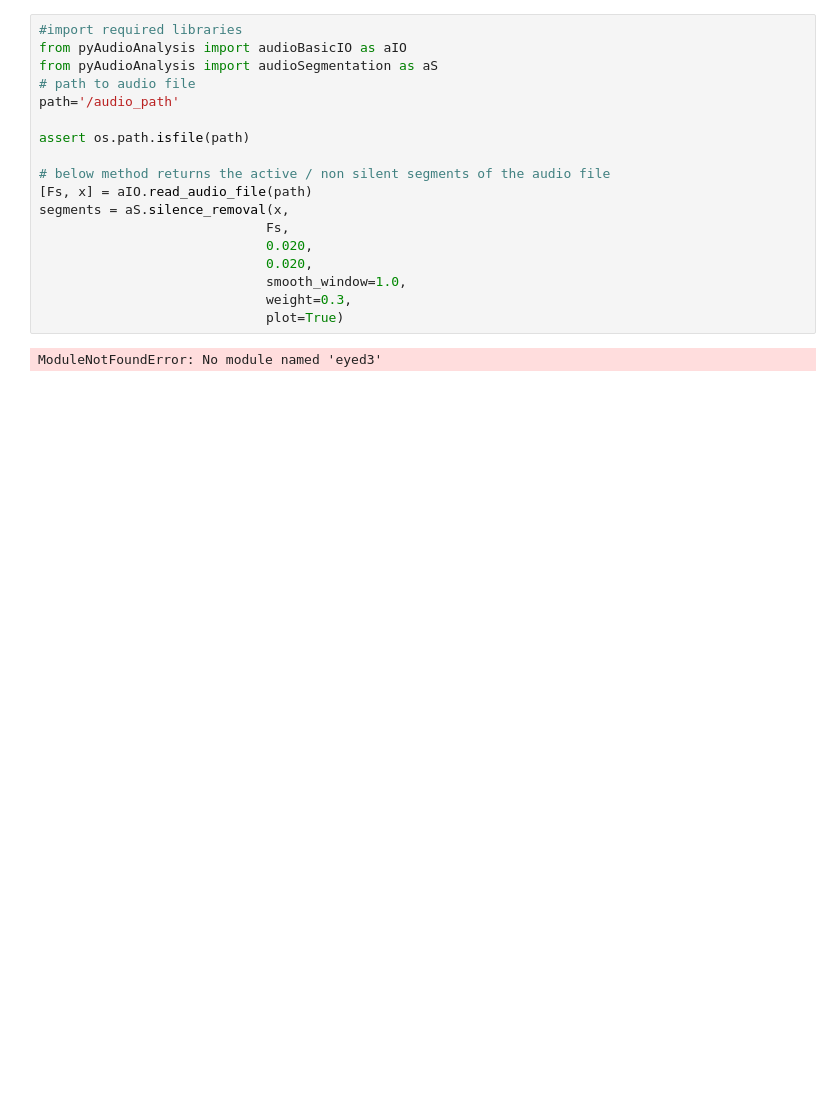
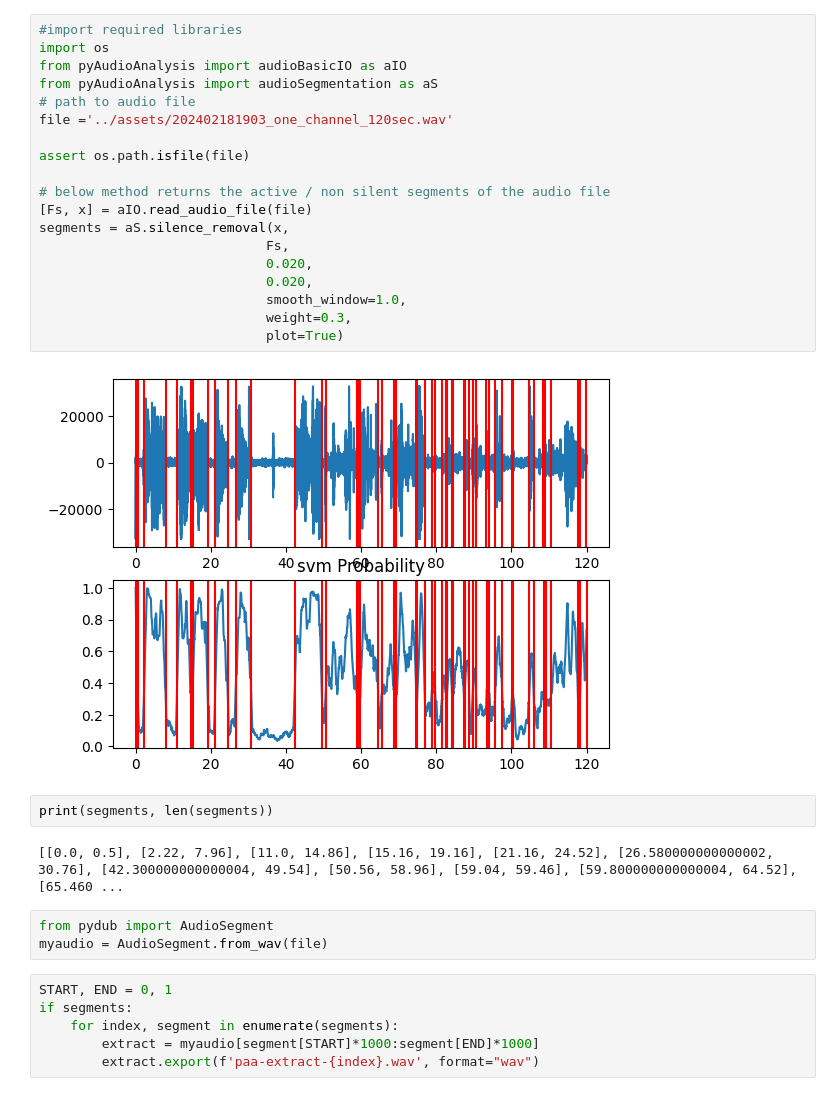
Before and after one commit to atsss/silence_remover, a Jupyter notebook: notebooks/pyAudioAnalysis.ipynb, the cells around one changed output. Cells and saved outputs as stored; diff of their text form; blank space fills up the shorter version.

Commit message:
Test pyAudioAnalysis

```diff
--- a/notebooks/pyAudioAnalysis.ipynb
+++ b/notebooks/pyAudioAnalysis.ipynb
@@ -1,20 +1,34 @@
 # %%
 #import required libraries
+import os
 from pyAudioAnalysis import audioBasicIO as aIO
 from pyAudioAnalysis import audioSegmentation as aS
 # path to audio file
-path='/audio_path'
+file ='../assets/202402181903_one_channel_120sec.wav'
 
-assert os.path.isfile(path)
+assert os.path.isfile(file)
 
 # below method returns the active / non silent segments of the audio file
-[Fs, x] = aIO.read_audio_file(path)
+[Fs, x] = aIO.read_audio_file(file)
 segments = aS.silence_removal(x,
                              Fs,
                              0.020,
                              0.020,
                              smooth_window=1.0,
                              weight=0.3,
                              plot=True)
 # %% [output]
-ModuleNotFoundError: No module named 'eyed3'
+[figure, added]
+# %%
+print(segments, len(segments))
+# %% [output]
+[[0.0, 0.5], [2.22, 7.96], [11.0, 14.86], [15.16, 19.16], [21.16, 24.52], [26.580000000000002, 30.76], [42.300000000000004, 49.54], [50.56, 58.96], [59.04, 59.46], [59.800000000000004, 64.52], [65.460 ...
+# %%
+from pydub import AudioSegment
+myaudio = AudioSegment.from_wav(file)
+# %%
+START, END = 0, 1
+if segments:
+    for index, segment in enumerate(segments):
+        extract = myaudio[segment[START]*1000:segment[END]*1000]
+        extract.export(f'paa-extract-{index}.wav', format="wav")
```
Also changed, not shown: 1 other file.
